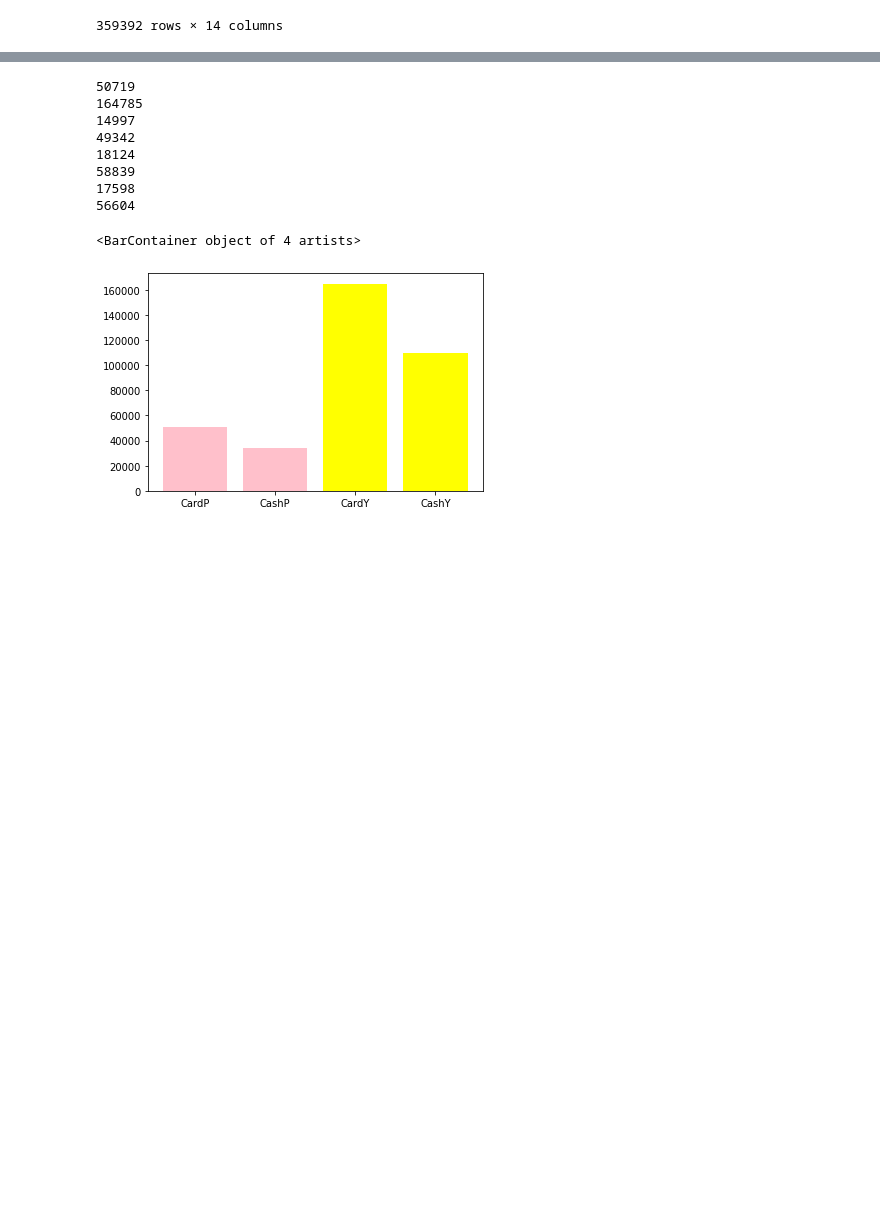
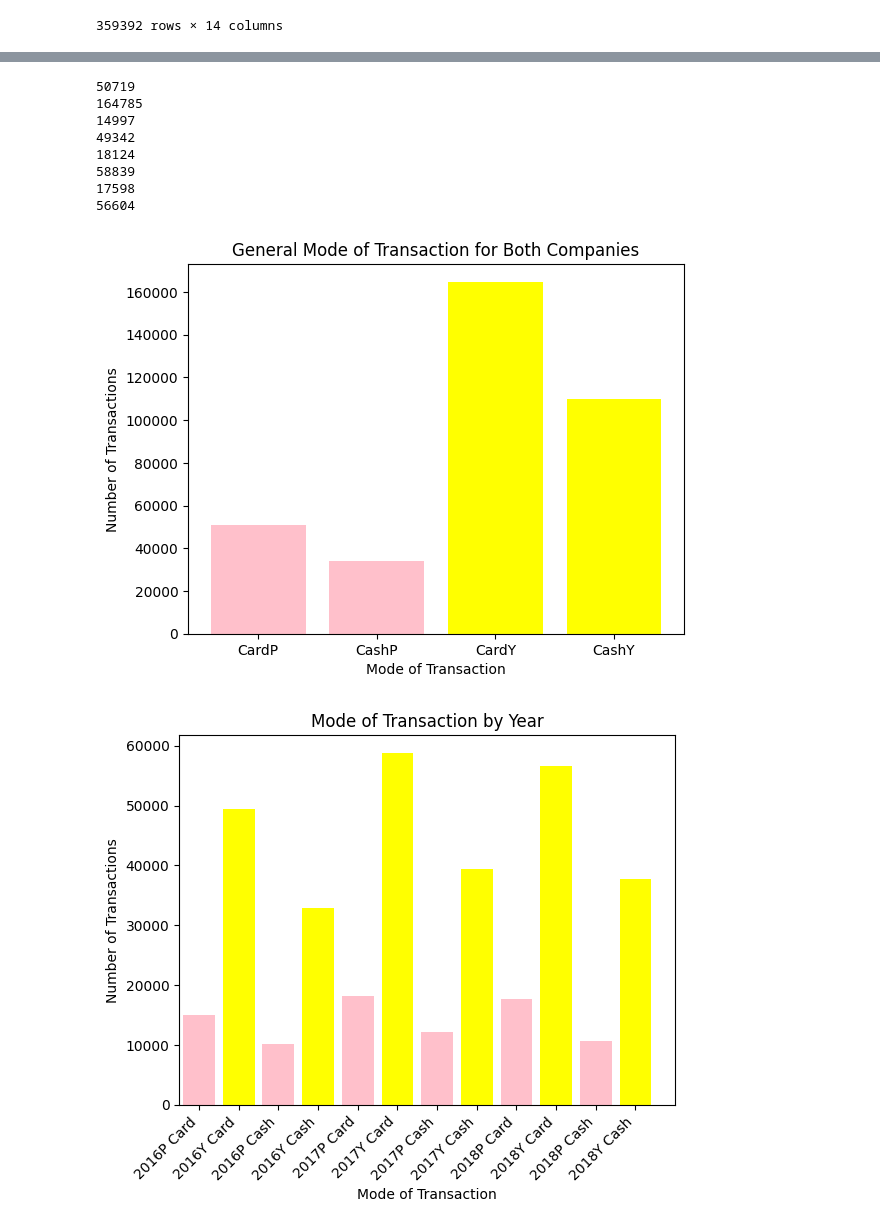
Before and after one commit to EMILYWYAO/Data-Glacier-Internship, a Jupyter notebook: Week 2/EDA_Notebook.ipynb, the cells around one changed output, grey strips where cells are left out. Drawn from its saved outputs; the diff is of its cells as text; code cells hidden in the pictures; blank space fills up the shorter version.

```diff
--- a/Week 2/EDA_Notebook.ipynb
+++ b/Week 2/EDA_Notebook.ipynb
@@ -34,5 +32,4 @@ MasterData #all the data merged into one, there were no NA values and no duplica
 # %%
-
 
 #converting dates analysis
 FormattedDates = pd.read_csv('dates.csv')
@@ -42,26 +39,24 @@ CompanyData=MasterData.set_index("Company")
 CompanyData['Profit'] = CompanyData['Price Charged']-CompanyData['Cost of Trip']
 CompanyData
 #PinkCab
-Pink_Cab_Data = CompanyData.loc['Pink Cab', 'Payment_Mode':'Profit']
+Pink_Cab_Data = CompanyData.loc['Pink Cab', 'Customer ID':'Profit']
 PinkYearly = []
 #2016
 Pink16 = Pink_Cab_Data.set_index('Year').loc[2016]
 Pink16
 #2017
 Pink17 = Pink_Cab_Data.set_index('Year').loc[2017]
-
 #2018
 Pink18 = Pink_Cab_Data.set_index('Year').loc[2018]
 PinkYearly.extend([Pink16, Pink17, Pink18])
+
 #YellowCab
-Yellow_Cab_Data = CompanyData.loc['Yellow Cab', 'Payment_Mode':'Profit']
+Yellow_Cab_Data = CompanyData.loc['Yellow Cab', 'Customer ID':'Profit']
 YellowYearly = []
 #2016
 Yellow16 = Yellow_Cab_Data.set_index('Year').loc[2016]
-
 #2017
 Yellow17 = Yellow_Cab_Data.set_index('Year').loc[2017]
-
 #2018
 Yellow18 = Yellow_Cab_Data.set_index('Year').loc[2018]
 YellowYearly.extend([Yellow16, Yellow17, Yellow18])
@@ -306,7 +571,9 @@ Yellow_Cab = Yellow_Cab_Data['Payment_Mode']
 counts = pd.Series(Yellow_Cab).value_counts()
 print(counts.get('Card'))
 
-#Hypothesis 4: For both companies, customers prefer card over credit as a payment type.
+#Hypothesis 4: For both companies, customers prefer card over cash as a payment type.
+#Explanation: Background knowledge of the growing use of technology and app services that digitally processes orders.
+
 Pink_Card2016 = Pink16['Payment_Mode']
 counts=pd.Series(Pink_Card2016).value_counts()
 print(counts.get('Card'))
@@ -315,33 +582,50 @@ counts=pd.Series(Yellow_Gender2016).value_counts()
 print(counts.get('Card'))
 
 Pink_Card2017 = Pink17['Payment_Mode']
 counts=pd.Series(Pink_Card2017).value_counts()
 print(counts.get('Card'))
 Yellow_Gender2017 = Yellow17['Payment_Mode']
 counts=pd.Series(Yellow_Gender2017).value_counts()
 print(counts.get('Card'))
 
 Pink_Card2018 = Pink18['Payment_Mode']
 counts=pd.Series(Pink_Card2018).value_counts()
 print(counts.get('Card'))
 Yellow_Gender2018 = Yellow18['Payment_Mode']
 counts=pd.Series(Yellow_Gender2018).value_counts()
 print(counts.get('Card'))
 
 #Vizualization
 x = ["CardP", "CashP", "CardY", "CashY"]
 y = [50719, 33992, 164785, 109896]
 c = ['pink','pink','yellow','yellow']
-plt.bar(x, y, color=c)
+plot =plt.bar(x, y, color = c)
+plot =plt.title("General Mode of Transaction for Both Companies")
+plot =plt.xlabel("Mode of Transaction")
+plot =plt.ylabel("Number of Transactions")
 plt.show()
+
+
+
+
+x = ["2016P Card", "2016Y Card", "2016P Cash", "2016Y Cash", "2017P Card", "2017Y Card", "2017P Cash", "2017Y Cash", "2018P Card", "2018Y Card", "2018P Cash", "2018Y Cash"]
+c = ['pink','yellow','pink','yellow','pink','yellow','pink','yellow','pink','yellow','pink','yellow']
+y = [14997, 49342, 10083, 32897, 18124, 58839, 12197, 39350, 17598, 56604, 10712, 37649]
+plot =plt.bar(x,y, color = c)
+plot =plt.xlim(-0.5,12)
+plot =plt.title("Mode of Transaction by Year")
+plot =plt.xlabel("Mode of Transaction")
+plot =plt.ylabel("Number of Transactions")
+plot =plt.xticks(rotation=45, ha='right')
+plt.show()
 # %% [output]
 50719
 164785
 14997
 49342
 18124
 58839
 17598
 56604
-<BarContainer object of 4 artists>
-[figure, old version]
+[figure, new version]
+[figure, added]
```
Also changed, not shown: parts of 8 cells of this notebook, 1 other file.
